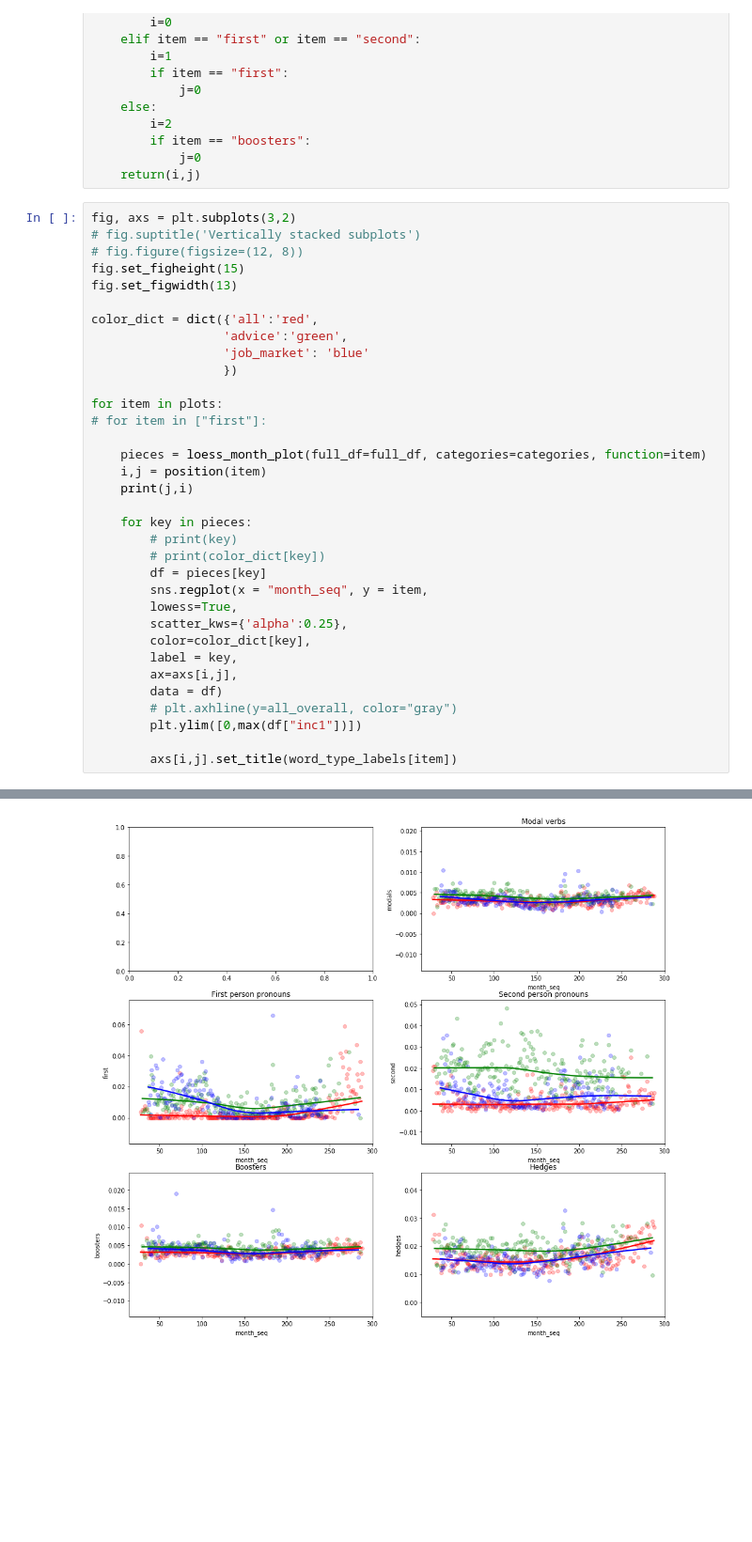
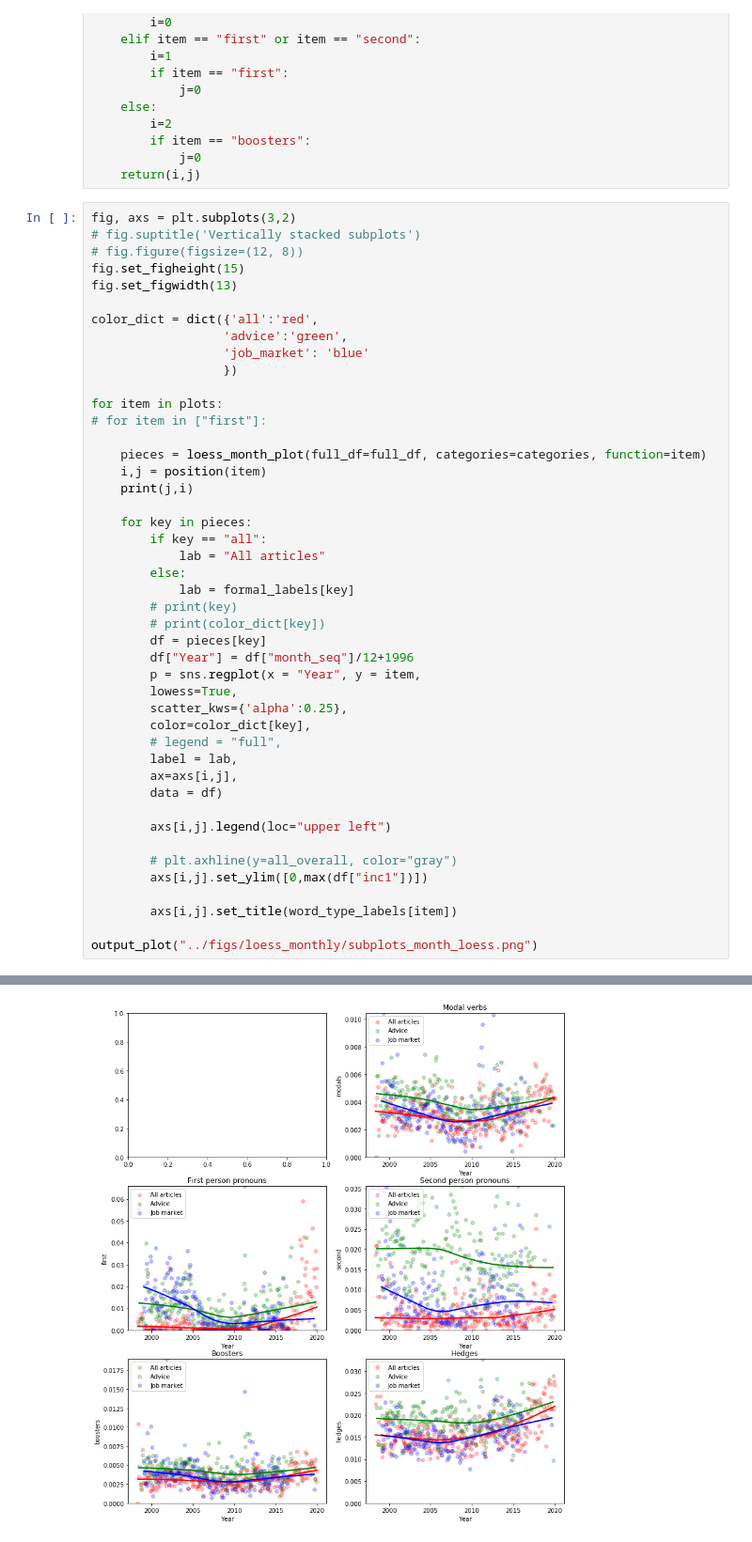
Before and after one commit to crboothb/sciencemag-careers-analysis, a Jupyter notebook: scripts/month_loess.ipynb, the cells around one changed output, grey strips where cells are left out. Shown at 94% size. Saved outputs shown, nothing was run; the diff lists cells and outputs as text; blank space fills up the shorter version.

Commit message:
fixed legend in loess plot

```diff
--- a/scripts/month_loess.ipynb
+++ b/scripts/month_loess.ipynb
@@ -209,34 +209,45 @@ fig.set_figwidth(13)
 color_dict = dict({'all':'red',
                   'advice':'green',
                   'job_market': 'blue'
                   })
 
 for item in plots:
 # for item in ["first"]:
 
     pieces = loess_month_plot(full_df=full_df, categories=categories, function=item)
     i,j = position(item)
     print(j,i)
 
     for key in pieces:
+        if key == "all":
+            lab = "All articles"
+        else:
+            lab = formal_labels[key]
         # print(key)
         # print(color_dict[key])
         df = pieces[key]
-        sns.regplot(x = "month_seq", y = item,
+        df["Year"] = df["month_seq"]/12+1996
+        p = sns.regplot(x = "Year", y = item,
         lowess=True,
         scatter_kws={'alpha':0.25},
         color=color_dict[key],
-        label = key,
+        # legend = "full",
+        label = lab,
         ax=axs[i,j],
         data = df)
+
+        axs[i,j].legend(loc="upper left")
+
         # plt.axhline(y=all_overall, color="gray")
-        plt.ylim([0,max(df["inc1"])])
+        axs[i,j].set_ylim([0,max(df["inc1"])])
 
         axs[i,j].set_title(word_type_labels[item])
+
+output_plot("../figs/loess_monthly/subplots_month_loess.png")
 # %% [output]
 1 0
 0 1
 1 1
 1 2
 0 2
-[figure, old version]
+[figure, new version]
```
Also changed, not shown: parts of 1 cell of this notebook.
